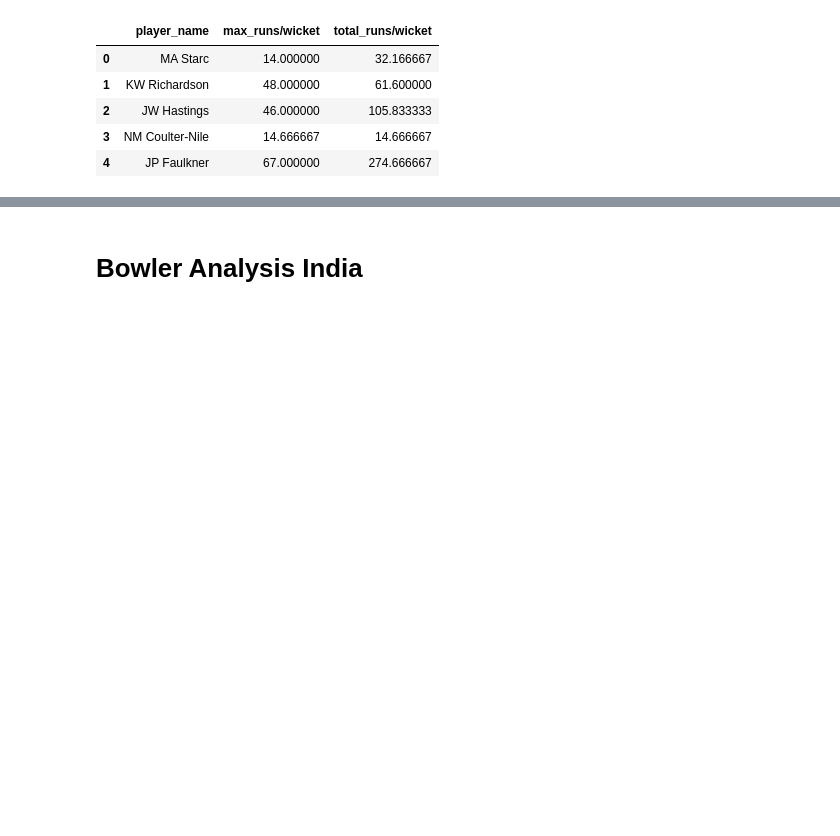
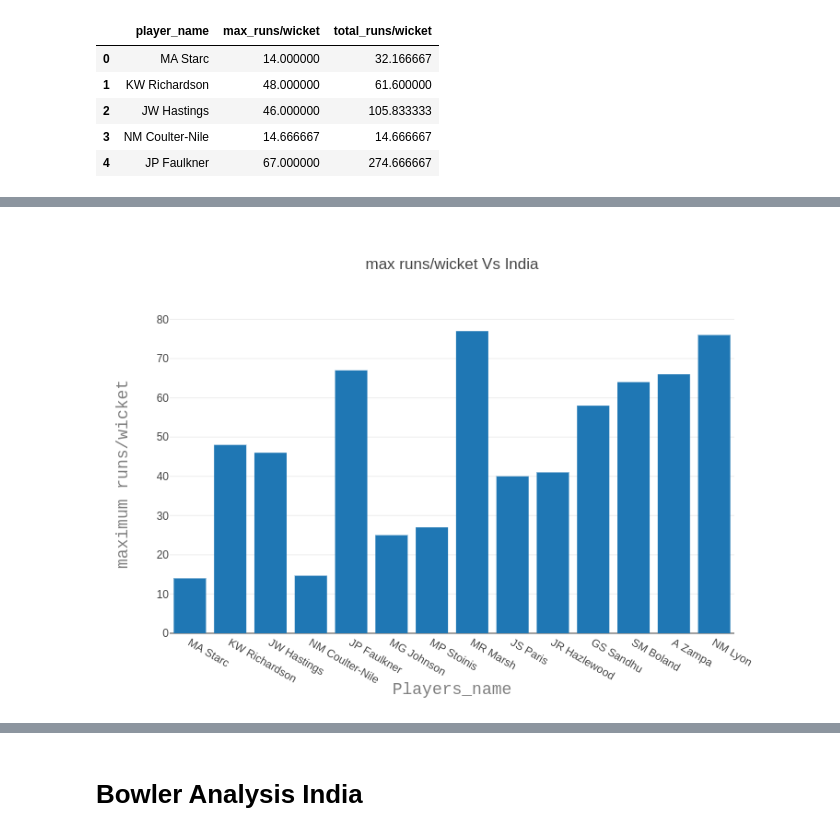
Before and after one commit to erayon/India-Australia-Cricket-Analysis, a Jupyter notebook: bowling_comaprism .ipynb, the cells around one changed output, grey strips where cells are left out. Cells and saved outputs as stored; diff of their text form; code cells hidden in the pictures; blank space fills up the shorter version.

```diff
--- a/bowling_comaprism .ipynb
+++ b/bowling_comaprism .ipynb
@@ -323,6 +323,10 @@ fig = go.Figure(data=data, layout=layout)
 py.iplot(fig, filename='x')
 # %% [output]
 [interactive output not drawn]
+# %%
+Image(filename='c.png')
+# %% [output]
+[figure, added]
 # %%
 [data,layout]=visualize('player_name',"total_runs/wicket",'Total runs/wicket Vs India',"total runs/wicket")
 fig = go.Figure(data=data, layout=layout)
```
Also changed, not shown: parts of 1 cell of this notebook.
